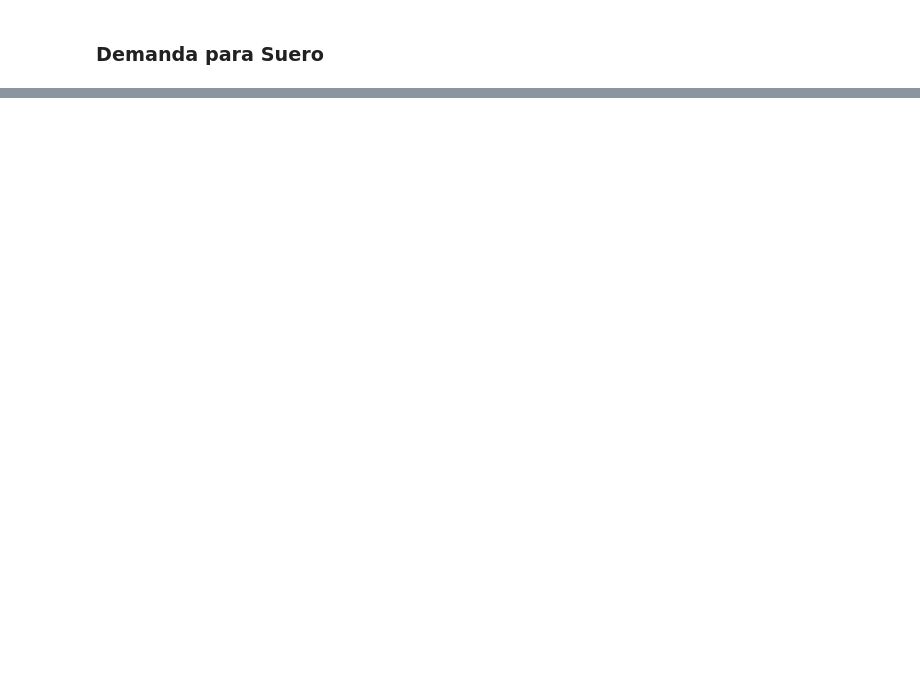
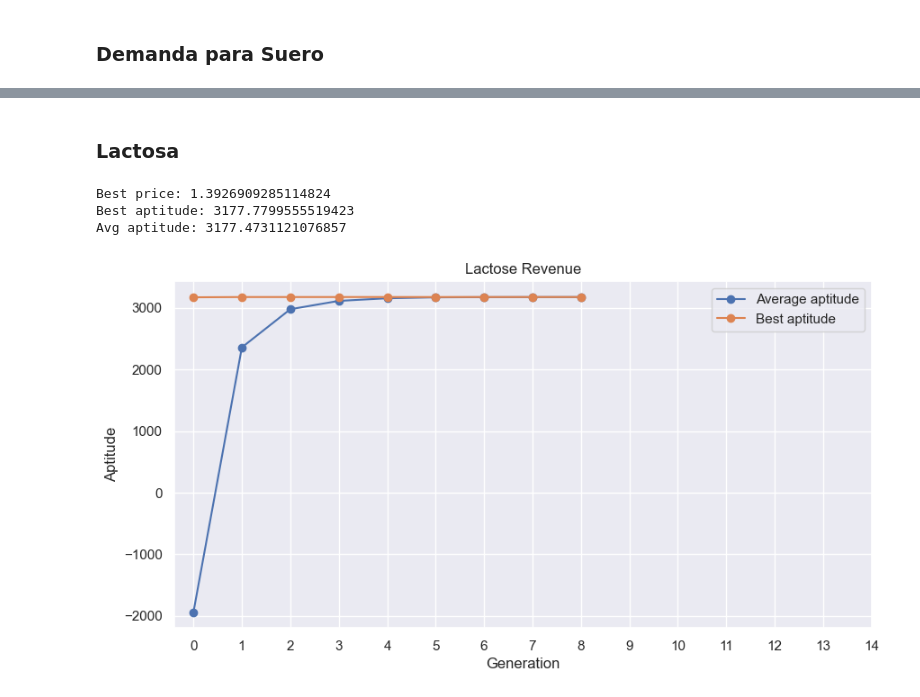
Before and after one commit to EnriqueMC557/426-MCI16-AlgoritmosMetaheuristicos, a Jupyter notebook: E2/E2_EnriqueMenaCamilo.ipynb, the cells around one changed output, grey strips where cells are left out. Drawn from its saved outputs; the diff is of its cells as text; code cells hidden in the pictures; blank space fills up the shorter version.

```diff
--- a/E2/E2_EnriqueMenaCamilo.ipynb
+++ b/E2/E2_EnriqueMenaCamilo.ipynb
@@ -241,0 +298,51 @@ $$R_{whey}=p*(4809.4185 - 633.3979p)$$
+# %% [markdown]
+### Lactosa
+# %%
+def genetic_competence(population: np.ndarray, childrens: np.ndarray):
+    all_population = np.vstack([population, childrens])
+    sorted_population, _, _, _ = evaluate_population(all_population, (0, 5), revenue_lactose)
+    return sorted_population[:population.shape[0]]
+
+
+lactose_population = init_binary_population(100, 2**4)
+generations = 15
+epsilon = 3000
+last_avg_aptitude = float("inf")
+max_stagnant_generations = 3
+stagnant_generations = 0
+delta = 30
+
+avg_aptitudes_l = []
+max_aptitudes_l = []
+evolution_l = []
+
+for _ in range(generations):
+    lactose_population, _, avg_aptitude, max_aptitude = evaluate_population(lactose_population, (0, 5), revenue_lactose)
+    avg_aptitudes_l.append(avg_aptitude)
+    max_aptitudes_l.append(max_aptitude)
+    evolution_l.append(lactose_population.copy())
+
+    if abs(avg_aptitude - last_avg_aptitude) < delta:
+        stagnant_generations += 1
+        if stagnant_generations > max_stagnant_generations:
+            break
+    else:
+        stagnant_generations = 0
+
+    last_avg_aptitude = avg_aptitude
+    parents = polygamous_random_selection(lactose_population)
+    childrens = two_point_crossover(lactose_population, parents)
+    childrens = inverse_mutation(childrens, 0.2)
+    lactose_population = genetic_competence(lactose_population, childrens)
+
+print(f"Best price: {decode_individue(lactose_population[-1], (0, 5))}")
+print(f"Best aptitude: {max_aptitudes_l[-1]}")
+print(f"Avg aptitude: {avg_aptitudes_l[-1]}")
+
+title = "Lactose Revenue"
+plot_aptitude(avg_aptitudes_l, max_aptitudes_l, generations, title)
+# %% [output]
+Best price: 1.3926909285114824
+Best aptitude: 3177.7799555519423
+Avg aptitude: 3177.4731121076857
+[figure, added]
```
Also changed, not shown: parts of 25 cells of this notebook, 5 other files.
